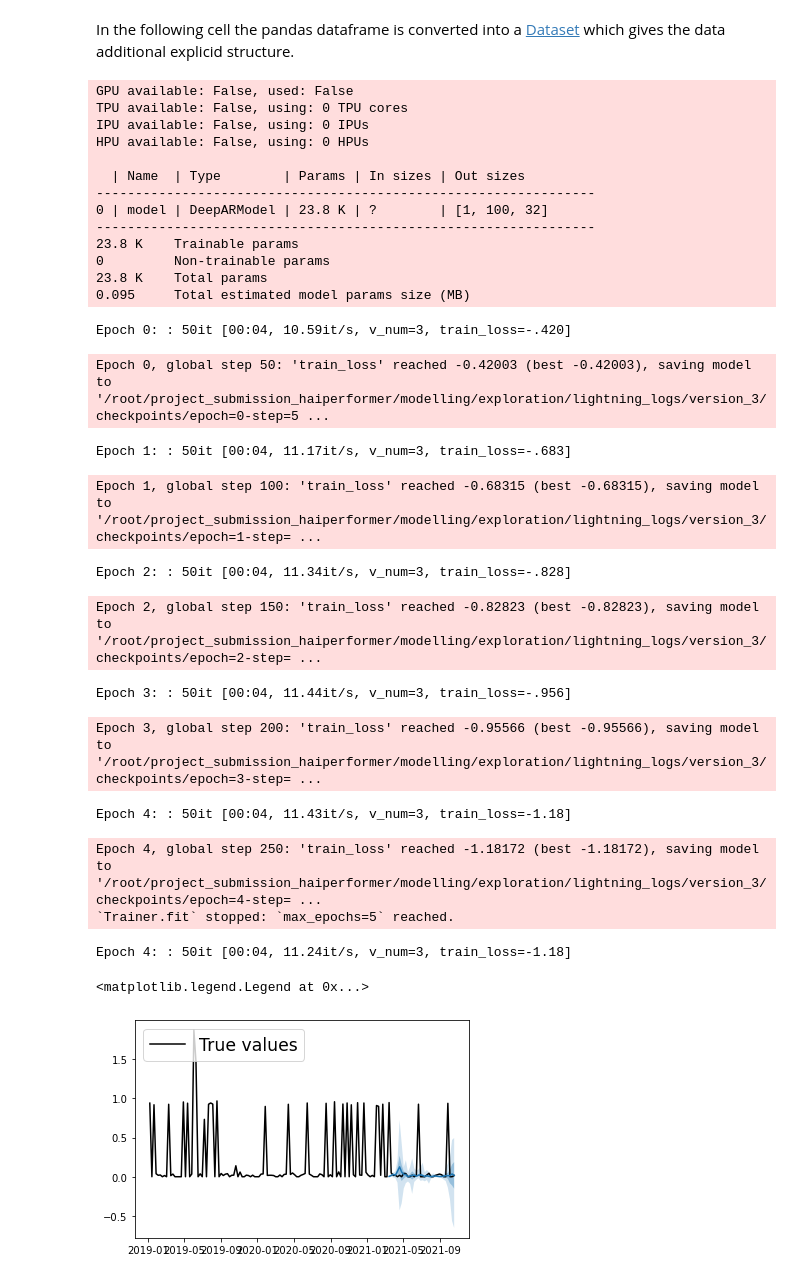
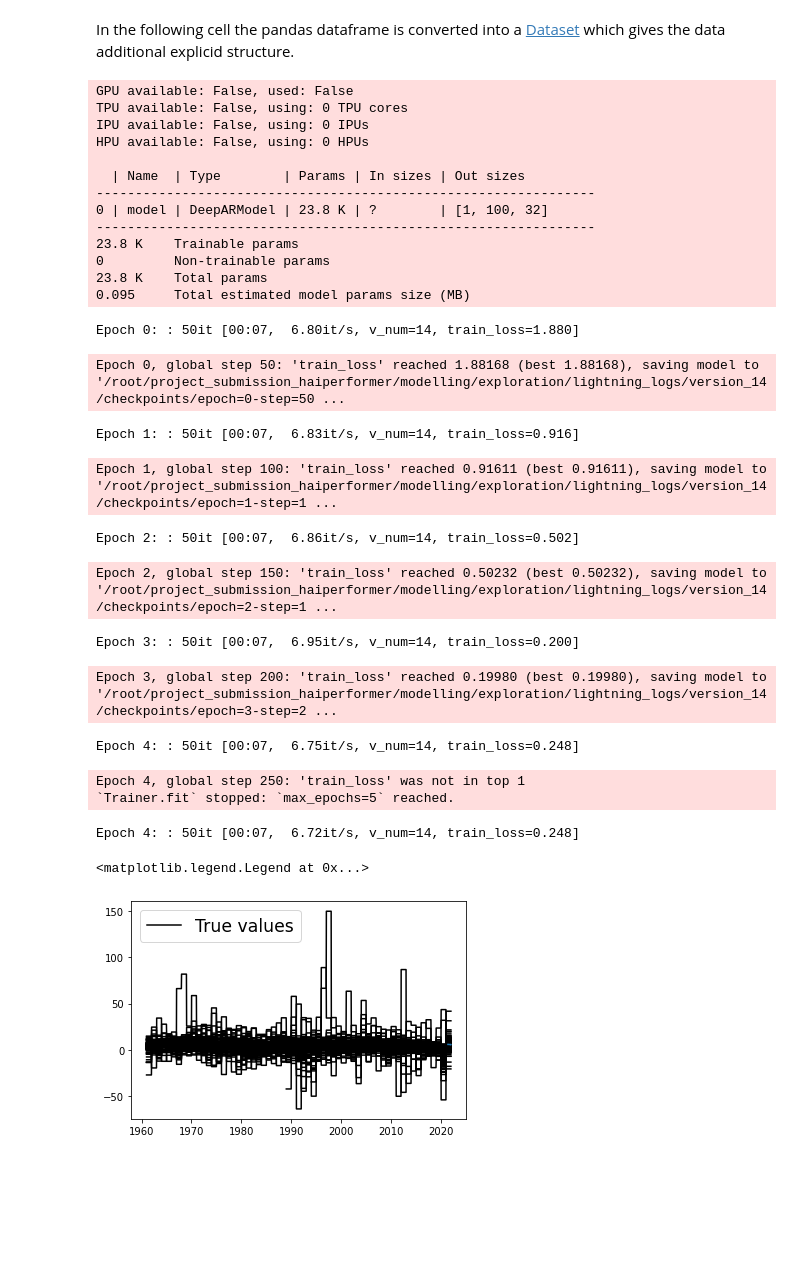
Before and after one commit to jhb300/project_submission_hai_performer, a Jupyter notebook: modelling/exploration/forecast_exploration_notebook.ipynb, the cells around one changed output. Saved outputs shown, nothing was run; the diff lists cells and outputs as text; code cells hidden in the pictures; blank space fills up the shorter version.

Commit message:
Added RTS and TTS capability to Modelling

```diff
--- a/modelling/exploration/forecast_exploration_notebook.ipynb
+++ b/modelling/exploration/forecast_exploration_notebook.ipynb
@@ -17,15 +43,16 @@ from datetime import datetime
 # %%
-# Load data from a CSV file into a PandasDataset
+# Load RTS from a CSV file into a DataFrame
 file_name = "ts_data_lda_model_topics_5_passes_10_on_title_lemmatized_cnbc_news_dataset_processed.csv"
 file_path = f"../../data_engineering/timeseries_data/{file_name}"
+rts_df = pd.read_csv(file_path)
+# Format DataFrame
+rts_col_map = {i:f"rts_{i}" for i in rts_df.columns if i.isnumeric()}
+rts_df = rts_df.rename(
+    columns=dict({'Unnamed: 0': 'Week'}, **rts_col_map)
+)
+rts_df['Week'] = rts_df['Week'].apply(lambda x: datetime.fromisoformat(x))
+rts_df = rts_df.set_index('Week')
+rts_df.index = rts_df.index.tz_localize(None)
 
-df = pd.read_csv(
-    file_path,
-    # parse_dates=True,
-).rename(columns={'Unnamed: 0': 'Week'})
-df['Week'] = df['Week'].apply(lambda x: datetime.fromisoformat(x))
-
-df = df.set_index('Week')
-df = df[['0']]
-df.head()
+rts_df.head()
 # %% [output]
@@ -38,0 +66,5 @@ df.head()
+# %%
+# Join TTS and RTS into a single DataFrame
+ts_df = tts_df.join(rts_df)
+ts_df = ts_df.reset_index()
+ts_df.head()
@@ -41,9 +84,10 @@ In the following cell the pandas dataframe is converted into a [Dataset](https:/
 # %%
 dataset = PandasDataset(
-    df,
-    target="0",
+    ts_df,
+    target='tts_United States',
+    timestamp='Week',
     freq='W',
-    past_feat_dynamic_real=
+    past_feat_dynamic_real=past_rts_col
 )
 # %%
 # Split the data for training and testing
@@ -54,8 +98,6 @@ test_data = test_gen.generate_instances(prediction_length=32, windows=1)
 model = DeepAREstimator(
     prediction_length=32, freq="W", trainer_kwargs={"max_epochs": 5}
 ).train(training_data)
-
-forecasts = list(model.predict(test_data.input))
 # %% [output]
 GPU available: False, used: False
 TPU available: False, using: 0 TPU cores
@@ -70,24 +112,25 @@ HPU available: False, using: 0 HPUs
 0         Non-trainable params
 23.8 K    Total params
 0.095     Total estimated model params size (MB)
-Epoch 0: : 50it [00:04, 10.59it/s, v_num=3, train_loss=-.420]
+Epoch 0: : 50it [00:07,  6.80it/s, v_num=14, train_loss=1.880]
-Epoch 0, global step 50: 'train_loss' reached -0.42003 (best -0.42003), saving model to '/root/project_submission_haiperformer/modelling/exploration/lightning_logs/version_3/checkpoints/epoch=0-step=5 ...
+Epoch 0, global step 50: 'train_loss' reached 1.88168 (best 1.88168), saving model to '/root/project_submission_haiperformer/modelling/exploration/lightning_logs/version_14/checkpoints/epoch=0-step=50 ...
-Epoch 1: : 50it [00:04, 11.17it/s, v_num=3, train_loss=-.683]
+Epoch 1: : 50it [00:07,  6.83it/s, v_num=14, train_loss=0.916]
-Epoch 1, global step 100: 'train_loss' reached -0.68315 (best -0.68315), saving model to '/root/project_submission_haiperformer/modelling/exploration/lightning_logs/version_3/checkpoints/epoch=1-step= ...
+Epoch 1, global step 100: 'train_loss' reached 0.91611 (best 0.91611), saving model to '/root/project_submission_haiperformer/modelling/exploration/lightning_logs/version_14/checkpoints/epoch=1-step=1 ...
-Epoch 2: : 50it [00:04, 11.34it/s, v_num=3, train_loss=-.828]
+Epoch 2: : 50it [00:07,  6.86it/s, v_num=14, train_loss=0.502]
-Epoch 2, global step 150: 'train_loss' reached -0.82823 (best -0.82823), saving model to '/root/project_submission_haiperformer/modelling/exploration/lightning_logs/version_3/checkpoints/epoch=2-step= ...
+Epoch 2, global step 150: 'train_loss' reached 0.50232 (best 0.50232), saving model to '/root/project_submission_haiperformer/modelling/exploration/lightning_logs/version_14/checkpoints/epoch=2-step=1 ...
-Epoch 3: : 50it [00:04, 11.44it/s, v_num=3, train_loss=-.956]
+Epoch 3: : 50it [00:07,  6.95it/s, v_num=14, train_loss=0.200]
-Epoch 3, global step 200: 'train_loss' reached -0.95566 (best -0.95566), saving model to '/root/project_submission_haiperformer/modelling/exploration/lightning_logs/version_3/checkpoints/epoch=3-step= ...
+Epoch 3, global step 200: 'train_loss' reached 0.19980 (best 0.19980), saving model to '/root/project_submission_haiperformer/modelling/exploration/lightning_logs/version_14/checkpoints/epoch=3-step=2 ...
-Epoch 4: : 50it [00:04, 11.43it/s, v_num=3, train_loss=-1.18]
+Epoch 4: : 50it [00:07,  6.75it/s, v_num=14, train_loss=0.248]
-Epoch 4, global step 250: 'train_loss' reached -1.18172 (best -1.18172), saving model to '/root/project_submission_haiperformer/modelling/exploration/lightning_logs/version_3/checkpoints/epoch=4-step= ...
+Epoch 4, global step 250: 'train_loss' was not in top 1
 `Trainer.fit` stopped: `max_epochs=5` reached.
-Epoch 4: : 50it [00:04, 11.24it/s, v_num=3, train_loss=-1.18]
+Epoch 4: : 50it [00:07,  6.72it/s, v_num=14, train_loss=0.248]
 # %%
+forecasts = list(model.predict(test_data.input))
 # Plot predictions
-plt.plot(df["2019":], color="black")
+plt.plot(ts_df, color="black")
 for forecast in forecasts:
   forecast.plot()
 plt.legend(["True values"], loc="upper left", fontsize="xx-large")
 # %% [output]
 <matplotlib.legend.Legend at 0x...>
-[figure, old version]
+[figure, new version]
```
Also changed, not shown: parts of 8 cells of this notebook.
